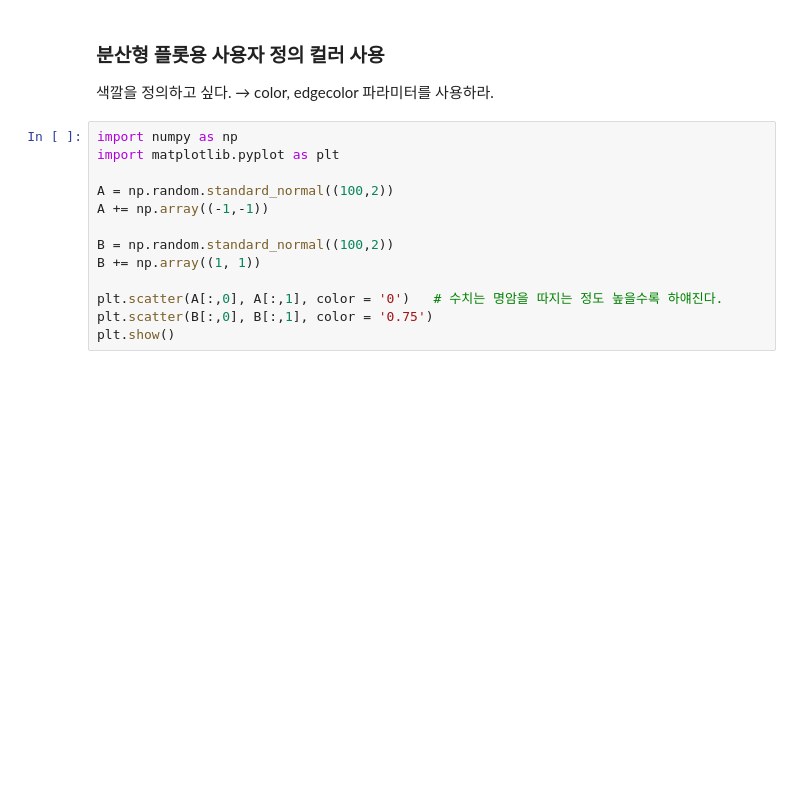
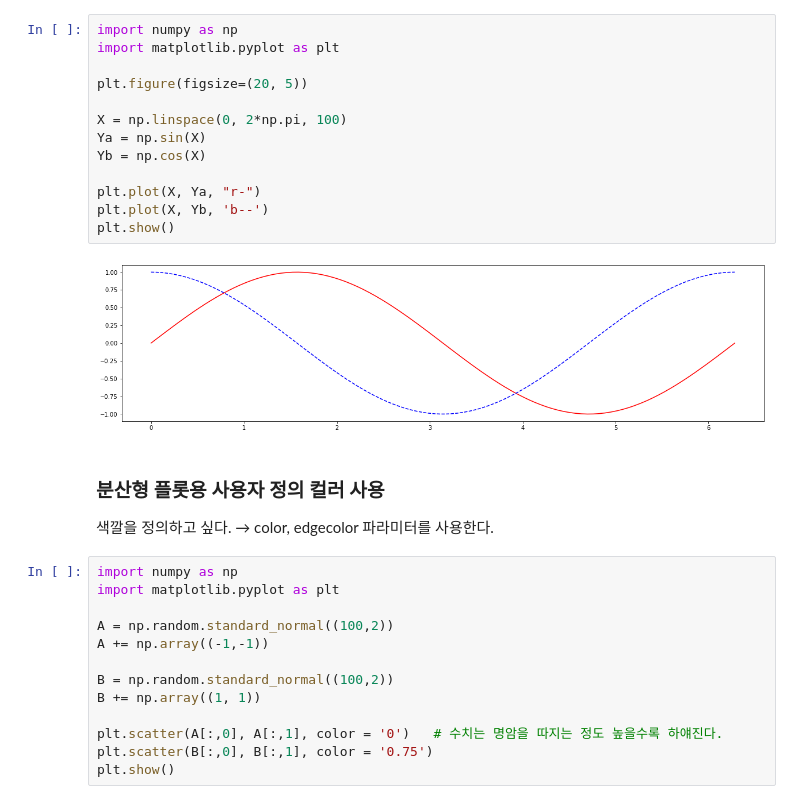
Before and after one commit to StatPage/Visualization, a Jupyter notebook: 컬러와 스타일 사용자 정의.ipynb, the cells around one changed output. Saved outputs shown, nothing was run; the diff lists cells and outputs as text; blank space fills up the shorter version.

```diff
--- a/컬러와 스타일 사용자 정의.ipynb
+++ b/컬러와 스타일 사용자 정의.ipynb
@@ -1,6 +19,21 @@
+# %%
+import numpy as np
+import matplotlib.pyplot as plt
+
+plt.figure(figsize=(20, 5))
+
+X = np.linspace(0, 2*np.pi, 100)
+Ya = np.sin(X)
+Yb = np.cos(X)
+
+plt.plot(X, Ya, "r-")
+plt.plot(X, Yb, 'b--')
+plt.show()
+# %% [output]
+[figure, added]
 # %% [markdown]
 ### 분산형 플롯용 사용자 정의 컬러 사용
-색깔을 정의하고 싶다. → color, edgecolor 파라미터를 사용하라.
+색깔을 정의하고 싶다. → color, edgecolor 파라미터를 사용한다.
 # %%
 import numpy as np
 import matplotlib.pyplot as plt
```
Also changed, not shown: parts of 2 cells of this notebook.
